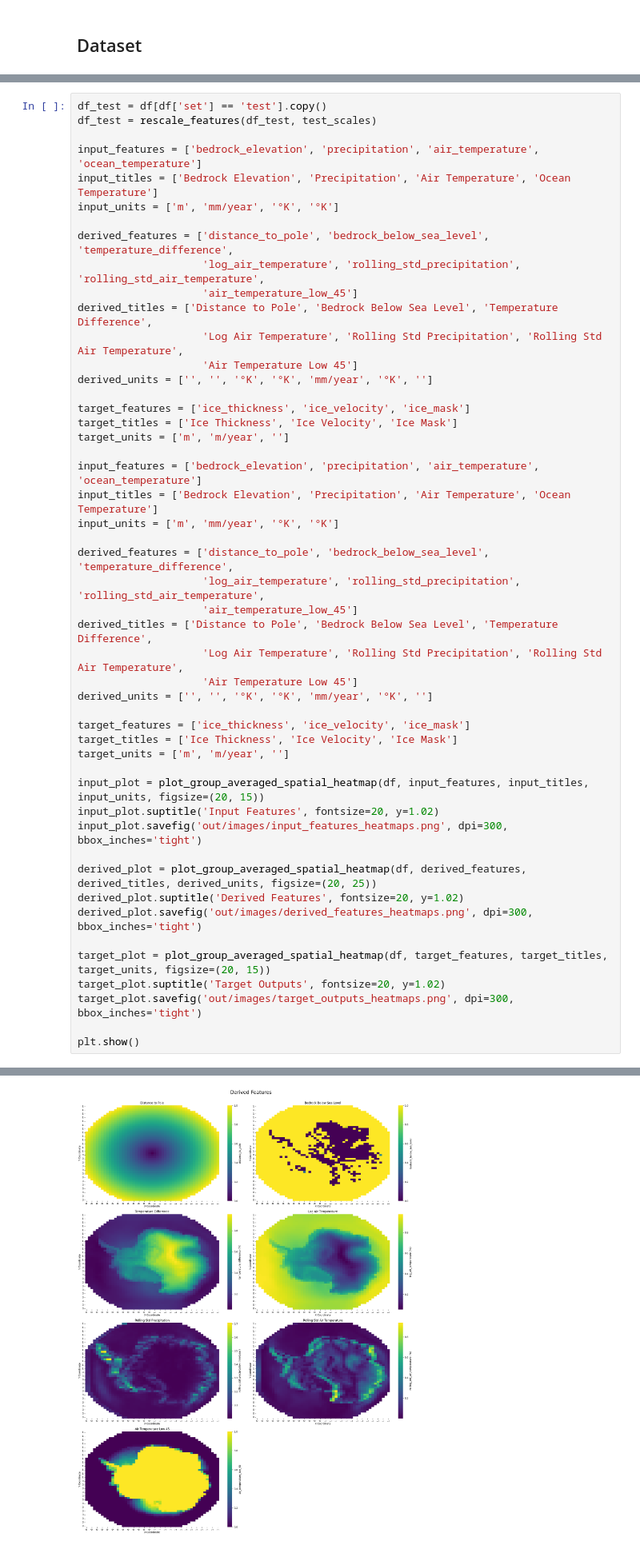
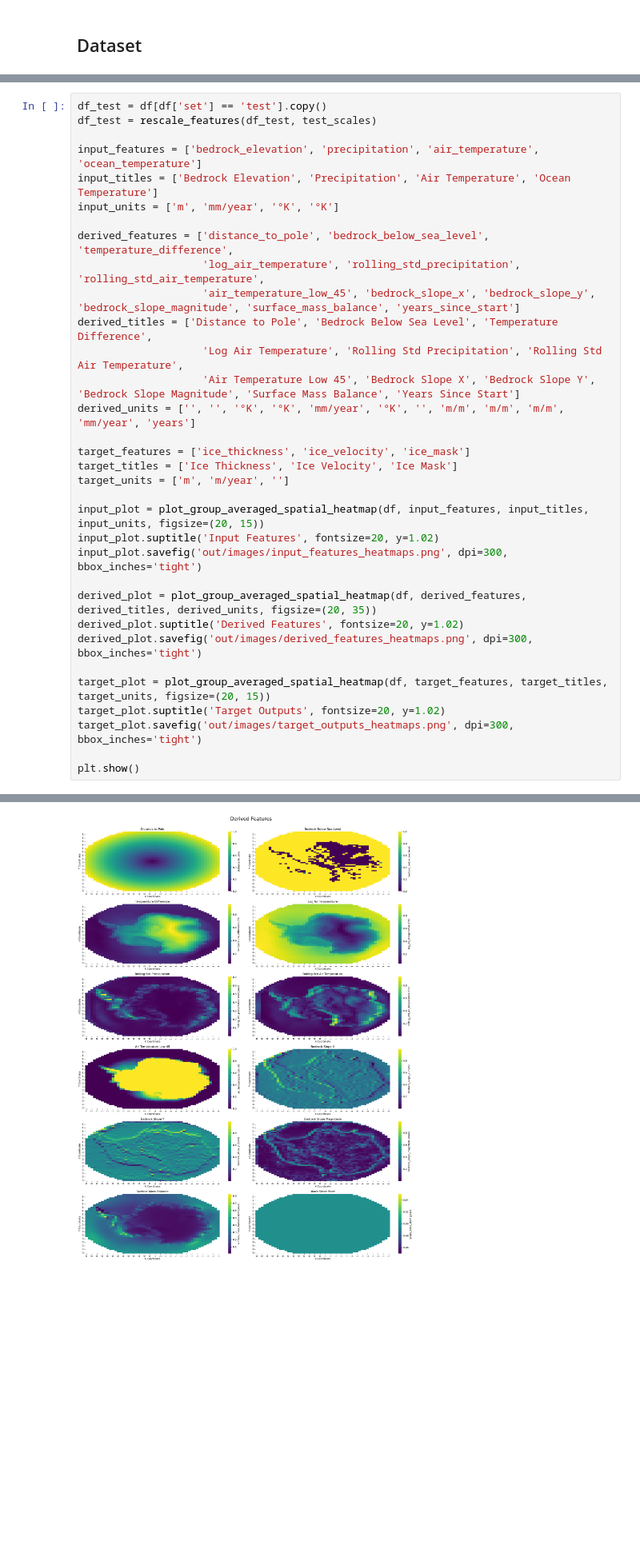
Before and after one commit to sam-mata/BSc-Hons, a Jupyter notebook: model-evaluation.ipynb, the cells around one changed output, grey strips where cells are left out. Shown at 80% size. Saved outputs shown, nothing was run; the diff lists cells and outputs as text; blank space fills up the shorter version.

```diff
--- a/model-evaluation.ipynb
+++ b/model-evaluation.ipynb
@@ -76,54 +77,38 @@ None
 df_test = df[df['set'] == 'test'].copy()
 df_test = rescale_features(df_test, test_scales)
 
 input_features = ['bedrock_elevation', 'precipitation', 'air_temperature', 'ocean_temperature']
 input_titles = ['Bedrock Elevation', 'Precipitation', 'Air Temperature', 'Ocean Temperature']
 input_units = ['m', 'mm/year', '°K', '°K']
 
 derived_features = ['distance_to_pole', 'bedrock_below_sea_level', 'temperature_difference',
                     'log_air_temperature', 'rolling_std_precipitation', 'rolling_std_air_temperature',
-                    'air_temperature_low_45']
+                    'air_temperature_low_45', 'bedrock_slope_x', 'bedrock_slope_y', 'bedrock_slope_magnitude', 'surface_mass_balance', 'years_since_start']
 derived_titles = ['Distance to Pole', 'Bedrock Below Sea Level', 'Temperature Difference',
                     'Log Air Temperature', 'Rolling Std Precipitation', 'Rolling Std Air Temperature',
-                    'Air Temperature Low 45']
-derived_units = ['', '', '°K', '°K', 'mm/year', '°K', '']
-
-target_features = ['ice_thickness', 'ice_velocity', 'ice_mask']
-target_titles = ['Ice Thickness', 'Ice Velocity', 'Ice Mask']
-target_units = ['m', 'm/year', '']
-
-input_features = ['bedrock_elevation', 'precipitation', 'air_temperature', 'ocean_temperature']
-input_titles = ['Bedrock Elevation', 'Precipitation', 'Air Temperature', 'Ocean Temperature']
-input_units = ['m', 'mm/year', '°K', '°K']
-
-derived_features = ['distance_to_pole', 'bedrock_below_sea_level', 'temperature_difference',
-                    'log_air_temperature', 'rolling_std_precipitation', 'rolling_std_air_temperature',
-                    'air_temperature_low_45']
-derived_titles = ['Distance to Pole', 'Bedrock Below Sea Level', 'Temperature Difference',
-                    'Log Air Temperature', 'Rolling Std Precipitation', 'Rolling Std Air Temperature',
-                    'Air Temperature Low 45']
-derived_units = ['', '', '°K', '°K', 'mm/year', '°K', '']
+                    'Air Temperature Low 45', 'Bedrock Slope X', 'Bedrock Slope Y', 'Bedrock Slope Magnitude', 'Surface Mass Balance', 'Years Since Start']
+derived_units = ['', '', '°K', '°K', 'mm/year', '°K', '', 'm/m', 'm/m', 'm/m', 'mm/year', 'years']
 
 target_features = ['ice_thickness', 'ice_velocity', 'ice_mask']
 target_titles = ['Ice Thickness', 'Ice Velocity', 'Ice Mask']
 target_units = ['m', 'm/year', '']
 
 input_plot = plot_group_averaged_spatial_heatmap(df, input_features, input_titles, input_units, figsize=(20, 15))
 input_plot.suptitle('Input Features', fontsize=20, y=1.02)
 input_plot.savefig('out/images/input_features_heatmaps.png', dpi=300, bbox_inches='tight')
 
-derived_plot = plot_group_averaged_spatial_heatmap(df, derived_features, derived_titles, derived_units, figsize=(20, 25))
+derived_plot = plot_group_averaged_spatial_heatmap(df, derived_features, derived_titles, derived_units, figsize=(20, 35))
 derived_plot.suptitle('Derived Features', fontsize=20, y=1.02)
 derived_plot.savefig('out/images/derived_features_heatmaps.png', dpi=300, bbox_inches='tight')
 
 target_plot = plot_group_averaged_spatial_heatmap(df, target_features, target_titles, target_units, figsize=(20, 15))
 target_plot.suptitle('Target Outputs', fontsize=20, y=1.02)
 target_plot.savefig('out/images/target_outputs_heatmaps.png', dpi=300, bbox_inches='tight')
 
 plt.show()
 # %% [output]
 [figure]
-[figure, old version]
+[figure, new version]
 [figure]
 # %% [markdown]
 ## Broad Testing
```
Also changed, not shown: parts of 1 cell of this notebook, 6 other files.
